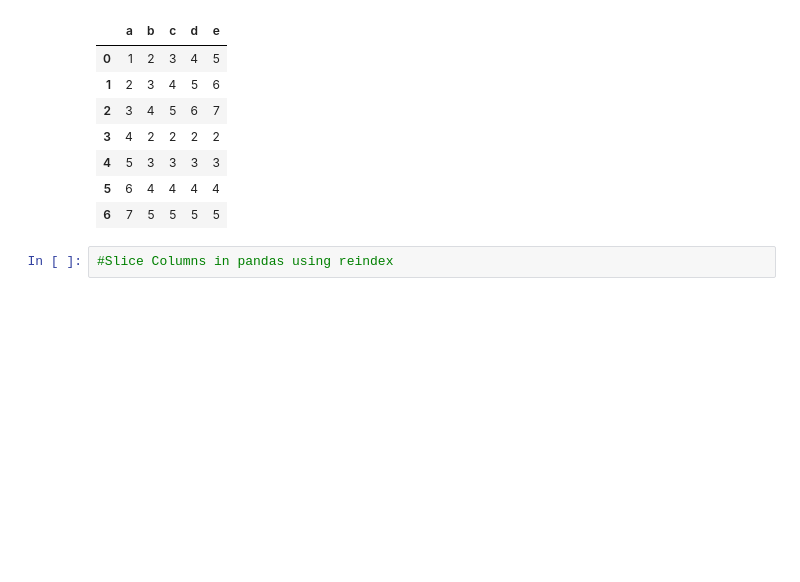
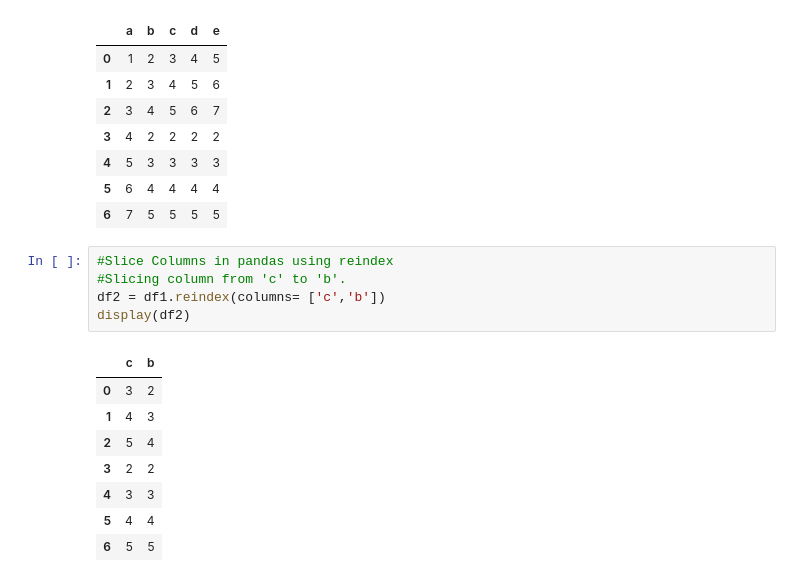
Before and after one commit to Lenmbugua/Python-Numpy-and-Pandas, a Jupyter notebook: Pandas.ipynb, the cells around one changed output. Cells and saved outputs as stored; diff of their text form; blank space fills up the shorter version.

Commit message:
Slice columns in Pandas using reindex

```diff
--- a/Pandas.ipynb
+++ b/Pandas.ipynb
@@ -1279,3 +1279,15 @@ display(df1)
 | 6 | 7 | 5 | 5 | 5 | 5 |
 # %%
 #Slice Columns in pandas using reindex
+#Slicing column from 'c' to 'b'.
+df2 = df1.reindex(columns= ['c','b'])
+display(df2)
+# %% [output]
+|  | c | b |
+| 0 | 3 | 2 |
+| 1 | 4 | 3 |
+| 2 | 5 | 4 |
+| 3 | 2 | 2 |
+| 4 | 3 | 3 |
+| 5 | 4 | 4 |
+| 6 | 5 | 5 |
```
